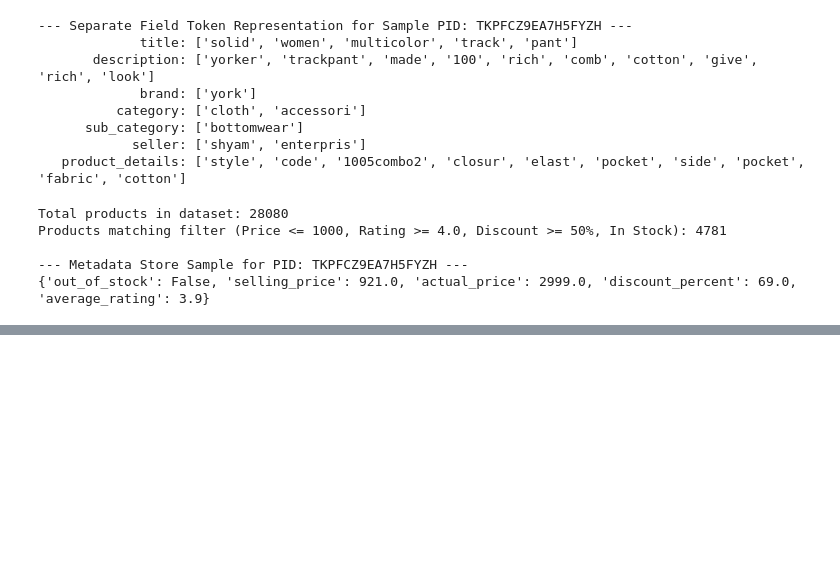
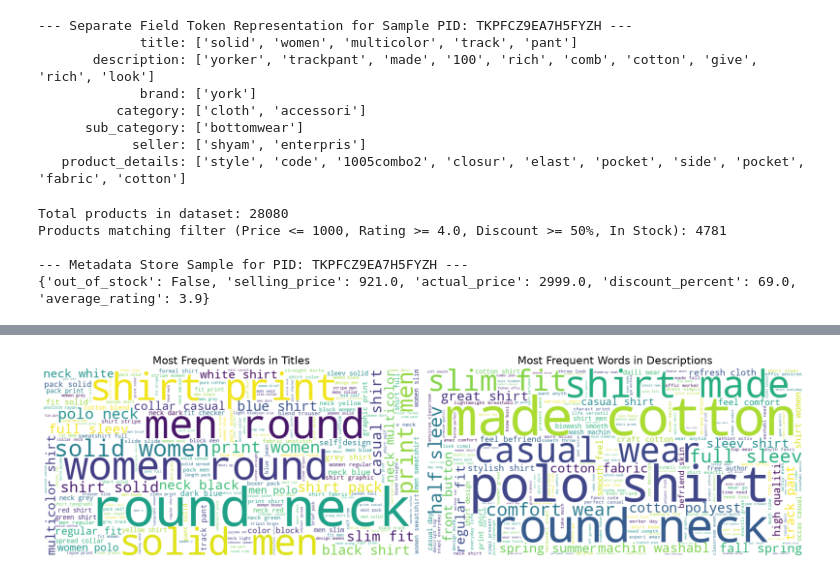
Before and after one commit to PaolaMartin01/IRWA_FinalProject, a Jupyter notebook: part1.ipynb, the cells around one changed output, grey strips where cells are left out. Drawn from its saved outputs; the diff is of its cells as text; code cells hidden in the pictures; blank space fills up the shorter version.

```diff
--- a/part1.ipynb
+++ b/part1.ipynb
@@ -582,0 +636,25 @@ Products matching filter (Price <= 1000, Rating >= 4.0, Discount >= 50%, In Stoc
+# %%
+from wordcloud import WordCloud
+
+# Join all processed tokens back into a single string for the word cloud
+title_text = " ".join(all_title_tokens)
+desc_text = " ".join(all_desc_tokens)
+
+fig, axes = plt.subplots(1, 2, figsize=(16, 8))
+
+# Title Word Cloud
+wordcloud_title = WordCloud(width=800, height=400, background_color='white').generate(title_text)
+axes[0].imshow(wordcloud_title, interpolation='bilinear')
+axes[0].set_title('Most Frequent Words in Titles', fontsize=16)
+axes[0].axis('off')
+
+# Description Word Cloud
+wordcloud_desc = WordCloud(width=800, height=400, background_color='white').generate(desc_text)
+axes[1].imshow(wordcloud_desc, interpolation='bilinear')
+axes[1].set_title('Most Frequent Words in Descriptions', fontsize=16)
+axes[1].axis('off')
+
+plt.tight_layout()
+plt.show()
+# %% [output]
+[figure, added]
```
Also changed, not shown: parts of 6 cells of this notebook.
